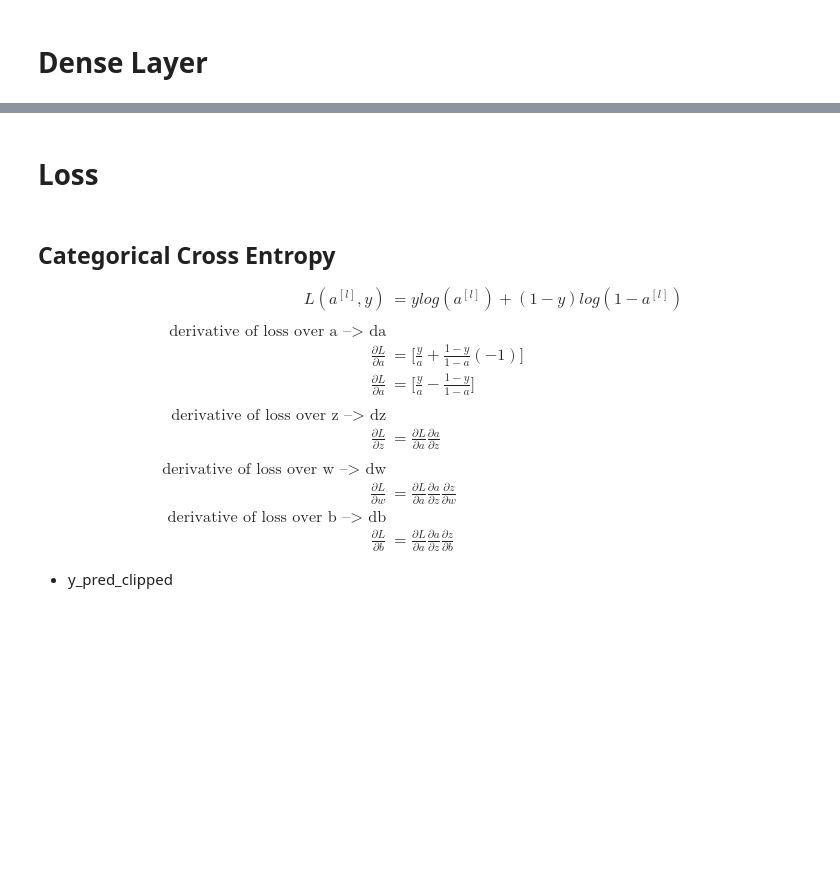
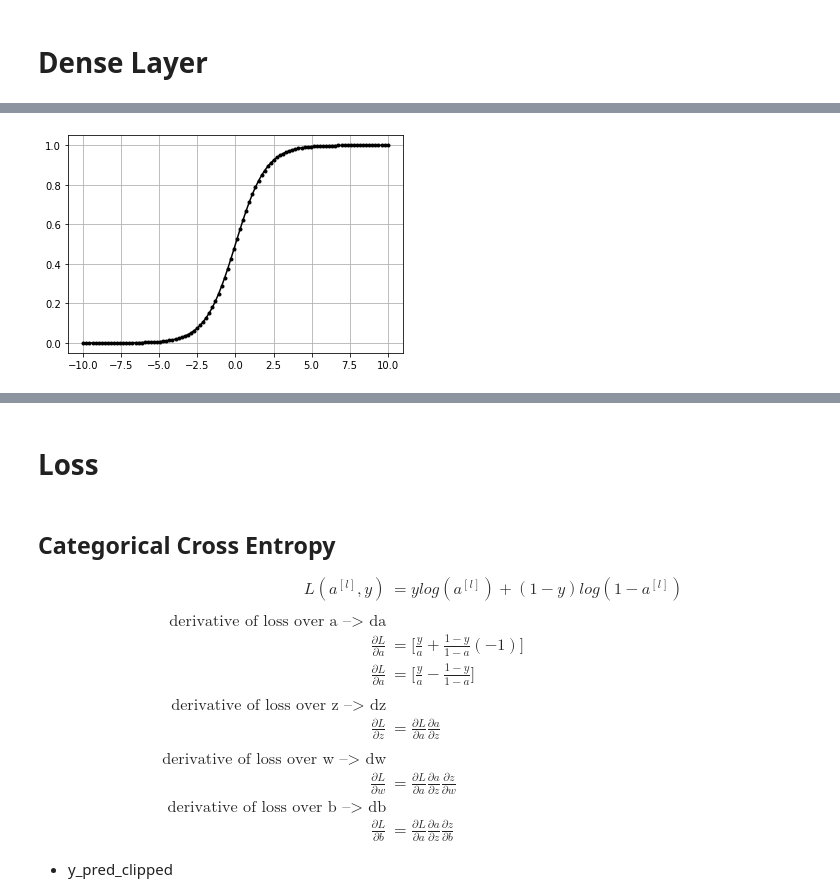
Before and after one commit to NishantBaheti/DeepLearningGuideBook, a Jupyter notebook: notebooks/ann.ipynb, the cells around one changed output, grey strips where cells are left out. Cells and saved outputs as stored; diff of their text form; code cells hidden in the pictures; blank space fills up the shorter version.

```diff
--- a/notebooks/ann.ipynb
+++ b/notebooks/ann.ipynb
@@ -196,0 +324,22 @@ class Layer_Dense:
+# %%
+class ActivationSigmoid:
+    """Sigmoid Activation Fx
+    """
+
+    def __init__(self):
+        self.output = None
+
+    def forward(self, inputs):
+        """Apply Sigmoid to input
+        """
+        self.output = 1 / (1 + np.exp(-inputs))
+# %%
+data = np.linspace(-10, 10, 100)
+act = ActivationSigmoid()
+act.forward(data)
+
+
+plt.plot(data,act.output,'k.-')
+plt.grid()
+# %% [output]
+[figure, added]
```
Also changed, not shown: parts of 61 cells of this notebook, 2 other files.
